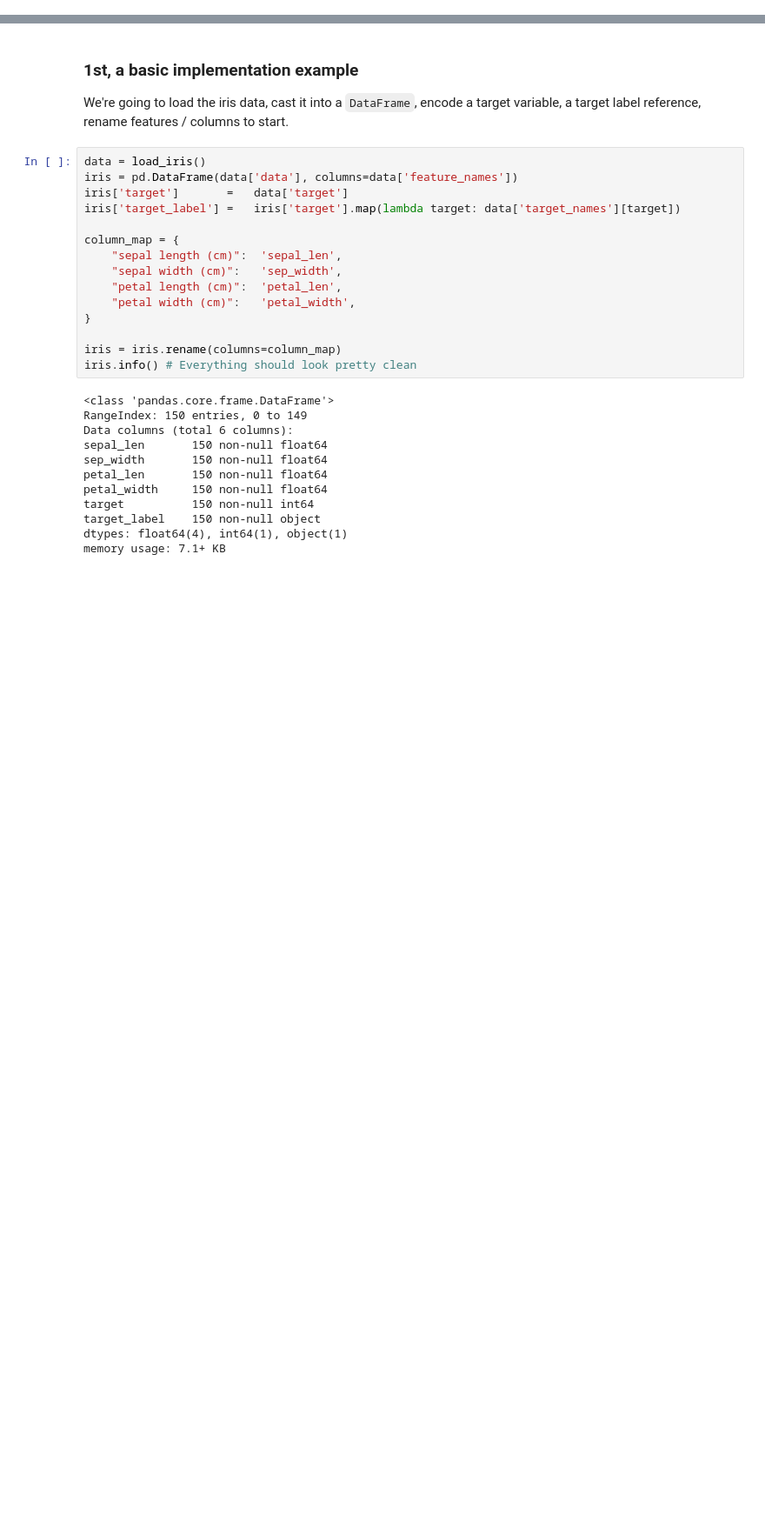
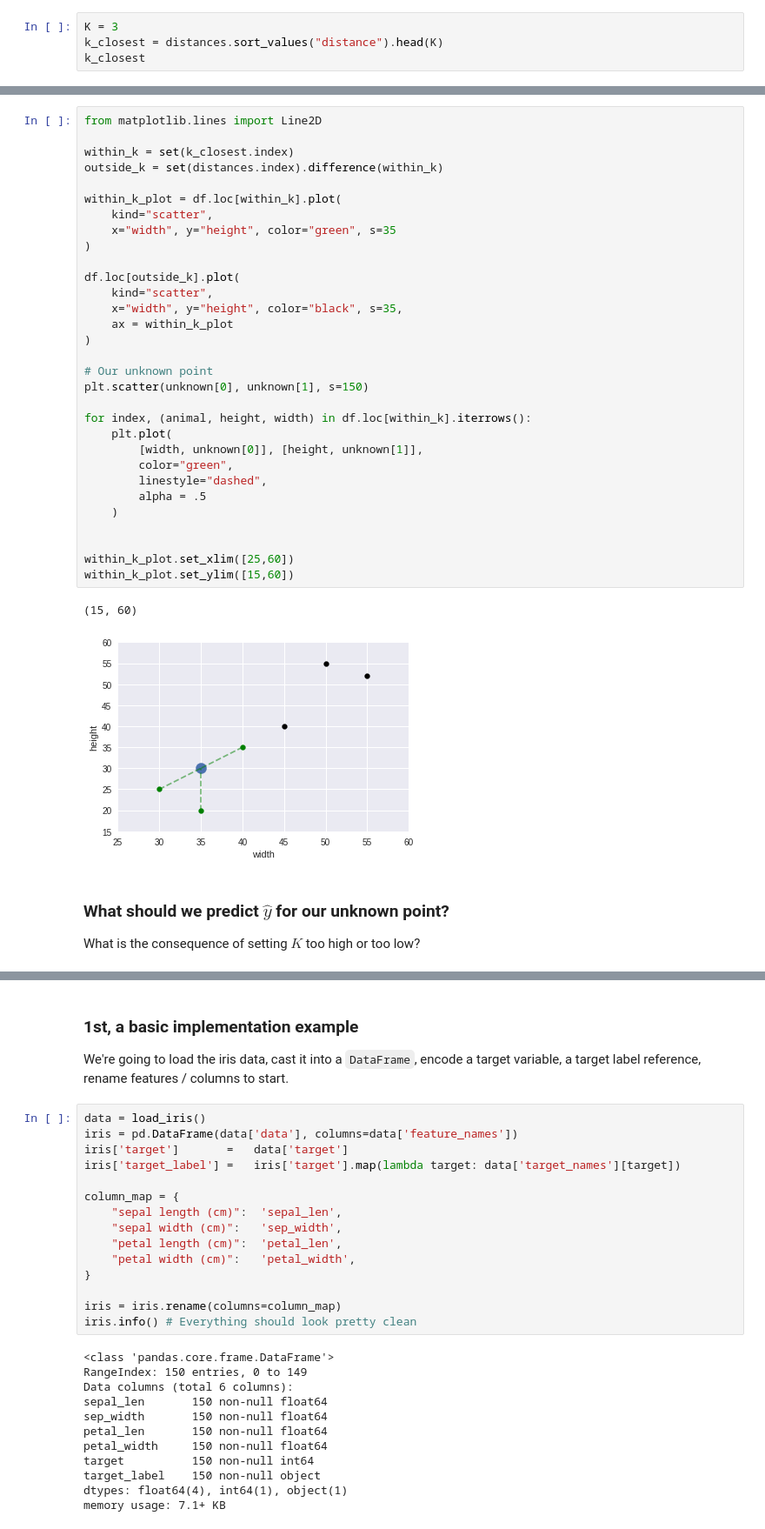
Before and after one commit to ga-curriculum/lesson-knn, a Jupyter notebook: 1.1-classification-with-knn-visualized-nooutput.ipynb, the cells around one changed output, grey strips where cells are left out. Shown at 87% size. Drawn from its saved outputs; the diff is of its cells as text; blank space fills up the shorter version.

```diff
--- a/1.1-classification-with-knn-visualized-nooutput.ipynb
+++ b/1.1-classification-with-knn-visualized-nooutput.ipynb
@@ -170,0 +349,4 @@ for unclassified_point in sample:
+# %%
+K = 3
+k_closest = distances.sort_values("distance").head(K)
+k_closest
@@ -170,0 +359,38 @@ for unclassified_point in sample:
+# %%
+from matplotlib.lines import Line2D
+
+within_k = set(k_closest.index)
+outside_k = set(distances.index).difference(within_k)
+
+within_k_plot = df.loc[within_k].plot(
+    kind="scatter",
+    x="width", y="height", color="green", s=35
+)
+
+df.loc[outside_k].plot(
+    kind="scatter",
+    x="width", y="height", color="black", s=35,
+    ax = within_k_plot
+)
+
+# Our unknown point
+plt.scatter(unknown[0], unknown[1], s=150)
+
+for index, (animal, height, width) in df.loc[within_k].iterrows():
+    plt.plot(
+        [width, unknown[0]], [height, unknown[1]],
+        color="green",
+        linestyle="dashed",
+        alpha = .5
+    )
+
+
+within_k_plot.set_xlim([25,60])
+within_k_plot.set_ylim([15,60])
+# %% [output]
+(15, 60)
+[figure, added]
+# %% [markdown]
+### What should we predict $\hat{y}$ for our unknown point?
+
+What is the consequence of setting $K$ too high or too low?
```
Also changed, not shown: parts of 35 cells of this notebook.
